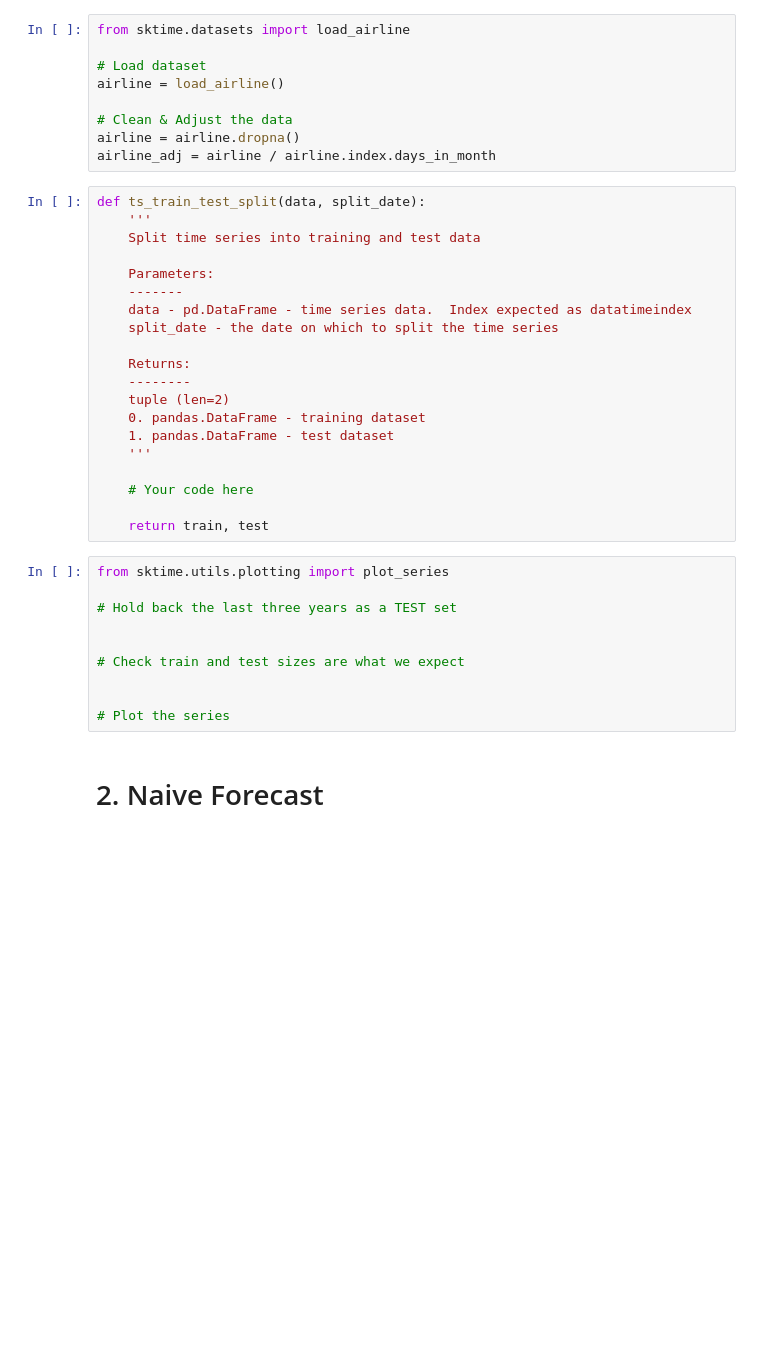
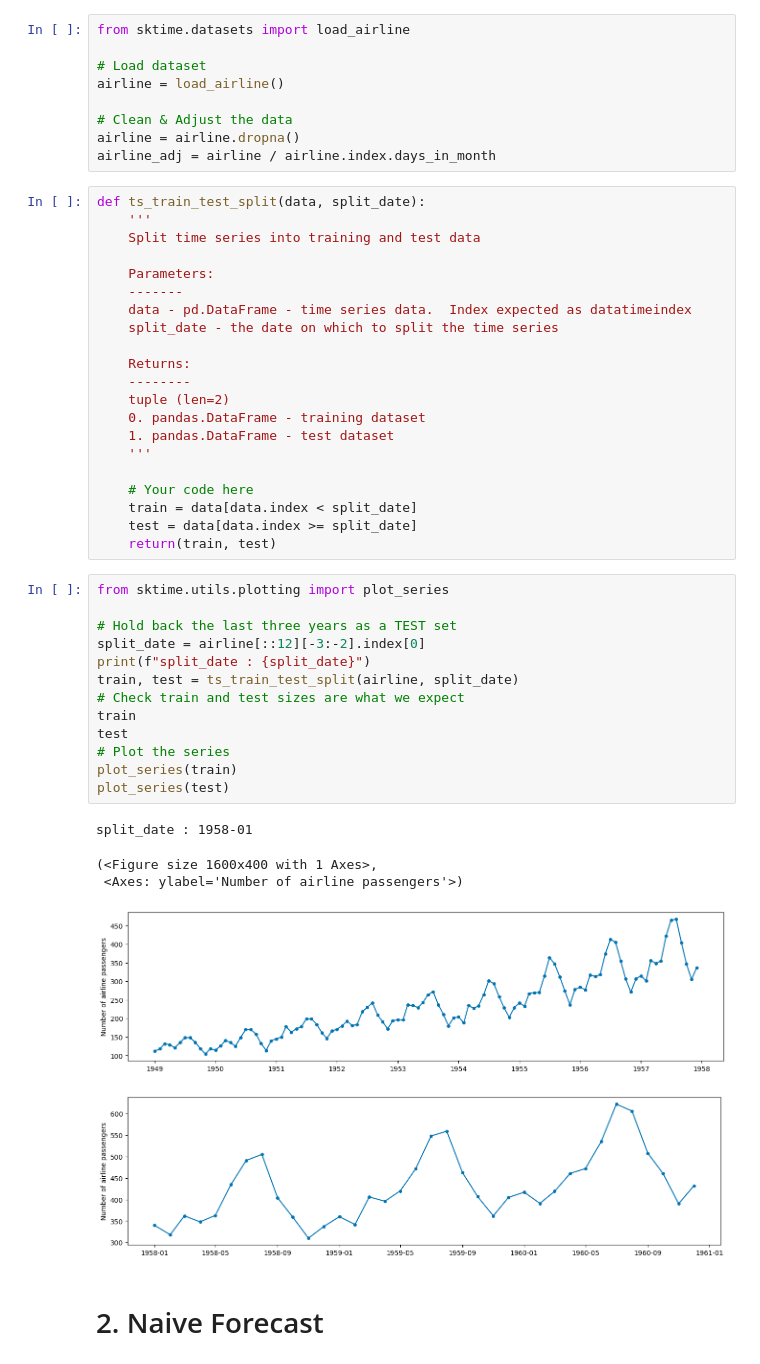
Before and after one commit to thomasmari/DataS3PG, a Jupyter notebook: module/11. ML/6. ML6/notebooks/NB2_Time_Series_Forecasts.ipynb, the cells around one changed output. Drawn from its saved outputs; the diff is of its cells as text; blank space fills up the shorter version.

```diff
--- a/module/11. ML/6. ML6/notebooks/NB2_Time_Series_Forecasts.ipynb
+++ b/module/11. ML/6. ML6/notebooks/NB2_Time_Series_Forecasts.ipynb
@@ -133,18 +133,28 @@ def ts_train_test_split(data, split_date):
     '''
 
     # Your code here
-
-    return train, test
+    train = data[data.index < split_date]
+    test = data[data.index >= split_date]
+    return(train, test)
 # %%
 from sktime.utils.plotting import plot_series
 
 # Hold back the last three years as a TEST set
-
-
+split_date = airline[::12][-3:-2].index[0]
+print(f"split_date : {split_date}")
+train, test = ts_train_test_split(airline, split_date)
 # Check train and test sizes are what we expect
-
-
+train
+test
 # Plot the series
+plot_series(train)
+plot_series(test)
+# %% [output]
+split_date : 1958-01
+(<Figure size 1600x400 with 1 Axes>,
+ <Axes: ylabel='Number of airline passengers'>)
+[figure, added]
+[figure, added]
 # %% [markdown]
 # 2. Naive Forecast
 # %% [markdown]
```
Also changed, not shown: parts of 5 cells of this notebook, 1 other file.
